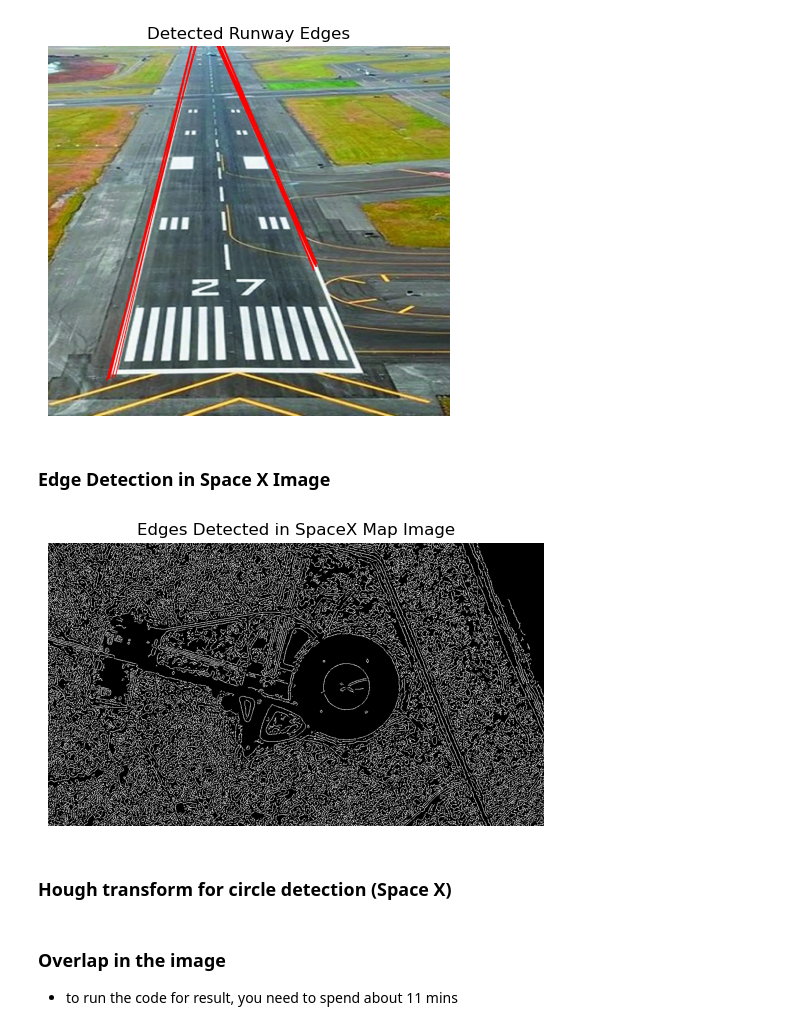
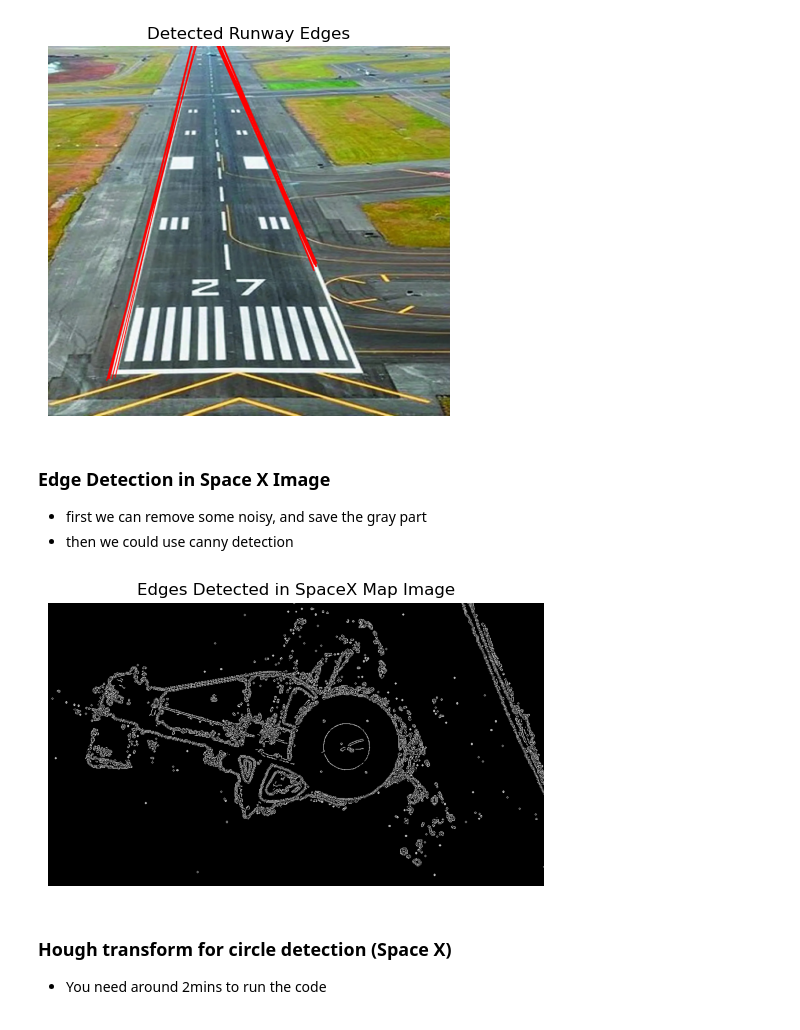
Before and after one commit to RemoShen/computerVisionClass, a Jupyter notebook: Project2/project2_Q2.ipynb, the cells around one changed output. Cells and saved outputs as stored; diff of their text form; code cells hidden in the pictures.

```diff
--- a/Project2/project2_Q2.ipynb
+++ b/Project2/project2_Q2.ipynb
@@ -9,7 +8,7 @@ from math import sqrt
 # %%
 # Load image
 image_runway = cv2.imread('runway.jpeg', cv2.IMREAD_GRAYSCALE)  # Make sure to use the correct path
-image_SpaceXmap = cv2.imread('SpaceXmap.jpg',cv2.IMREAD_GRAYSCALE)  # Make sure to use the correct path
+image_SpaceXmap = cv2.imread('SpaceXmap.jpg')  # Make sure to use the correct path
 # %% [markdown]
 ### Canny Edge Detection
 # %%
@@ -216,13 +215,26 @@ plt.show()
 [figure]
 # %% [markdown]
 ### Edge Detection in Space X Image
+- first we can remove some noisy, and save the gray part
+- then we could use canny detection
-# %%
-edges_spaceXmap = edge_detection(image_SpaceXmap, 10, 30)
-plt.imshow(edges_spaceXmap, cmap='gray')
-plt.title("Edges Detected in SpaceX Map Image")
-plt.axis('off')
-plt.show()
-# %% [output]
-[figure, removed]
+# %%
+image_rgb = cv2.cvtColor(image_SpaceXmap, cv2.COLOR_BGR2RGB)
+# transform the image to HSV color space
+image_hsv = cv2.cvtColor(image_SpaceXmap, cv2.COLOR_BGR2HSV)
+# define range of white color in HSV
+lower_white = np.array([0, 0, 200])   # min value: low saturation, low brightness
+upper_white = np.array([180, 60, 255])  # max value: high saturation, high brightness
+# use mask to filter out the white pixels
+mask = cv2.inRange(image_hsv, lower_white, upper_white)
+filtered_image = cv2.bitwise_and(image_rgb, image_rgb, mask=mask)
+filtered_image = cv2.cvtColor(filtered_image, cv2.COLOR_RGB2GRAY)
+edges_spaceXmap = edge_detection(filtered_image, 20, 30)
+plt.imshow(edges_spaceXmap, cmap='gray')
+plt.title("Edges Detected in SpaceX Map Image")
+plt.axis('off')
+plt.show()
+# %% [output]
+[figure, added]
 # %% [markdown]
 ### Hough transform for circle detection (Space X)
+- You need around 2mins to run the code
@@ -304,3 +240,0 @@ def find_hough_circles(image, edge_image, r_min, r_max, delta_r, num_thetas, bin
-# %% [markdown]
-### Overlap in the image
-- to run the code for result, you need to spend about 11 mins
```
Also changed, not shown: parts of 5 cells of this notebook, 9 other files.
